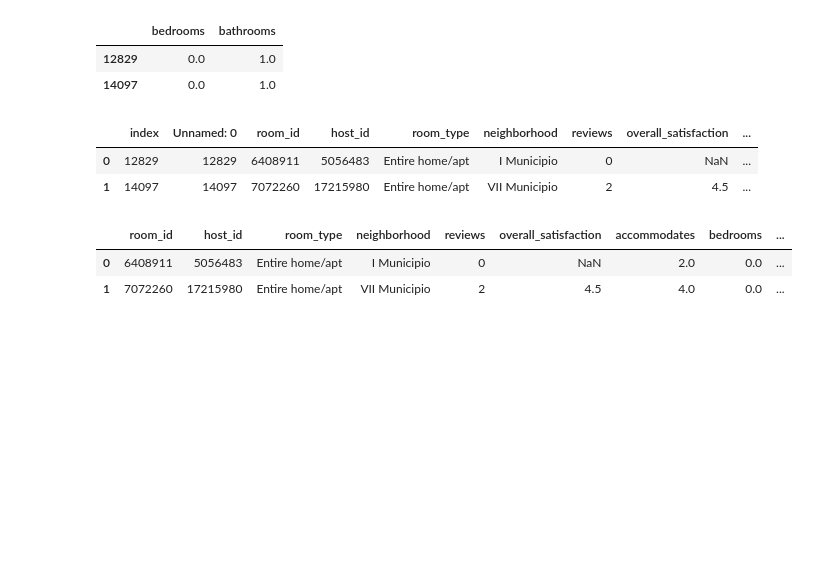
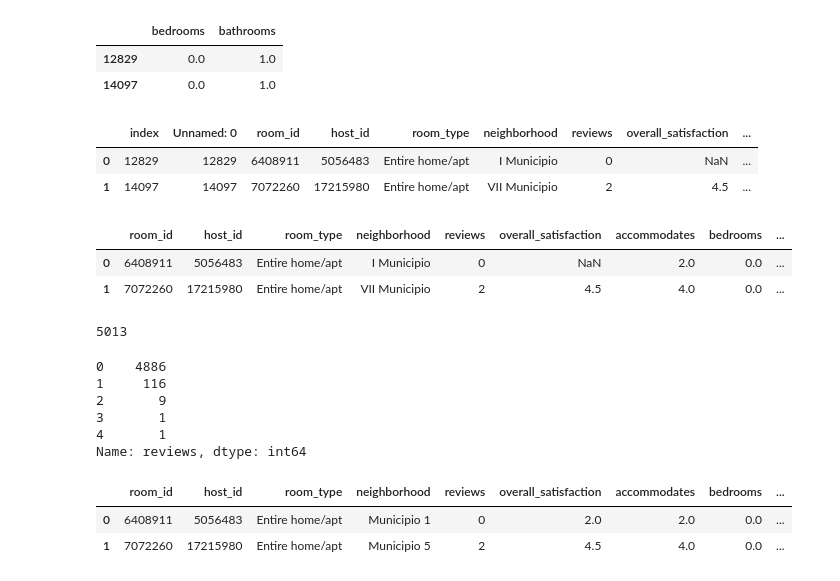
Before and after one commit to Jyojha/DS_Projects, a Jupyter notebook: Rome_EDA.ipynb, the cells around one changed output. Drawn from its saved outputs; the diff is of its cells as text; code cells hidden in the pictures; blank space fills up the shorter version.

```diff
--- a/Rome_EDA.ipynb
+++ b/Rome_EDA.ipynb
@@ -136,3 +137,18 @@ rome.head(2)
 # %%
 # Imputation for Bathrooms
 rome.bathrooms.fillna(method='bfill',inplace=True)
+# %%
+rome['overall_satisfaction'].isnull().sum()
+# %% [output]
+5013
+# %%
+# maximum number of reviews for a place where satisfaction level is null is 6(very small), we impute the
+# satisfaction level with a score of 2.
+rome['reviews'][rome['overall_satisfaction'].isnull()].value_counts()
+# %% [output]
+0    4886
+1     116
+2       9
+3       1
+4       1
+Name: reviews, dtype: int64
@@ -138,0 +177,6 @@ rome.bathrooms.fillna(method='bfill',inplace=True)
+# %%
+rome.head(2)
+# %% [output]
+|  | room_id | host_id | room_type | neighborhood | reviews | overall_satisfaction | accommodates | bedrooms | ... |
+| 0 | 6408911 | 5056483 | Entire home/apt | Municipio 1 | 0 | 2.0 | 2.0 | 0.0 | ... |
+| 1 | 7072260 | 17215980 | Entire home/apt | Municipio 5 | 2 | 4.5 | 4.0 | 0.0 | ... |
```
Also changed, not shown: parts of 21 cells of this notebook.
